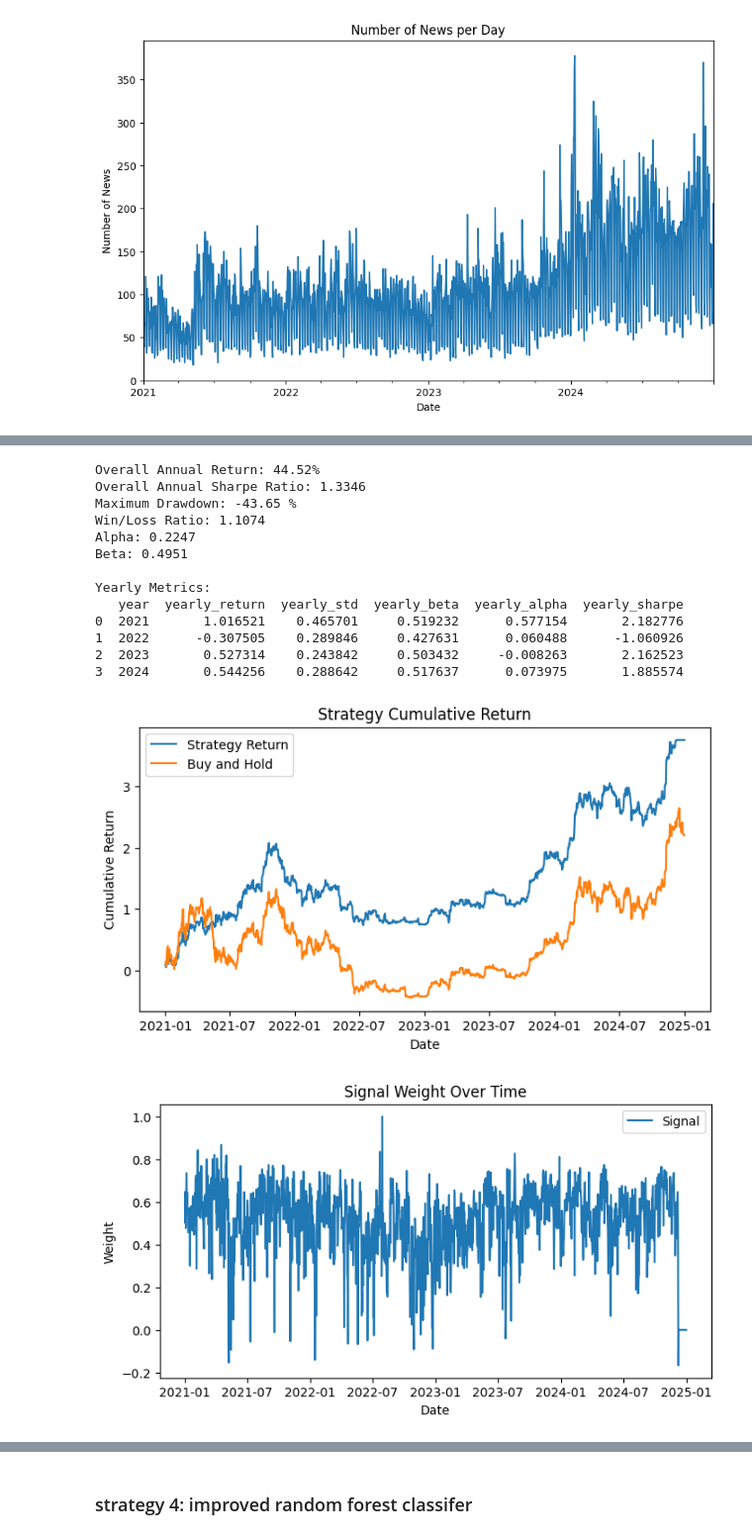
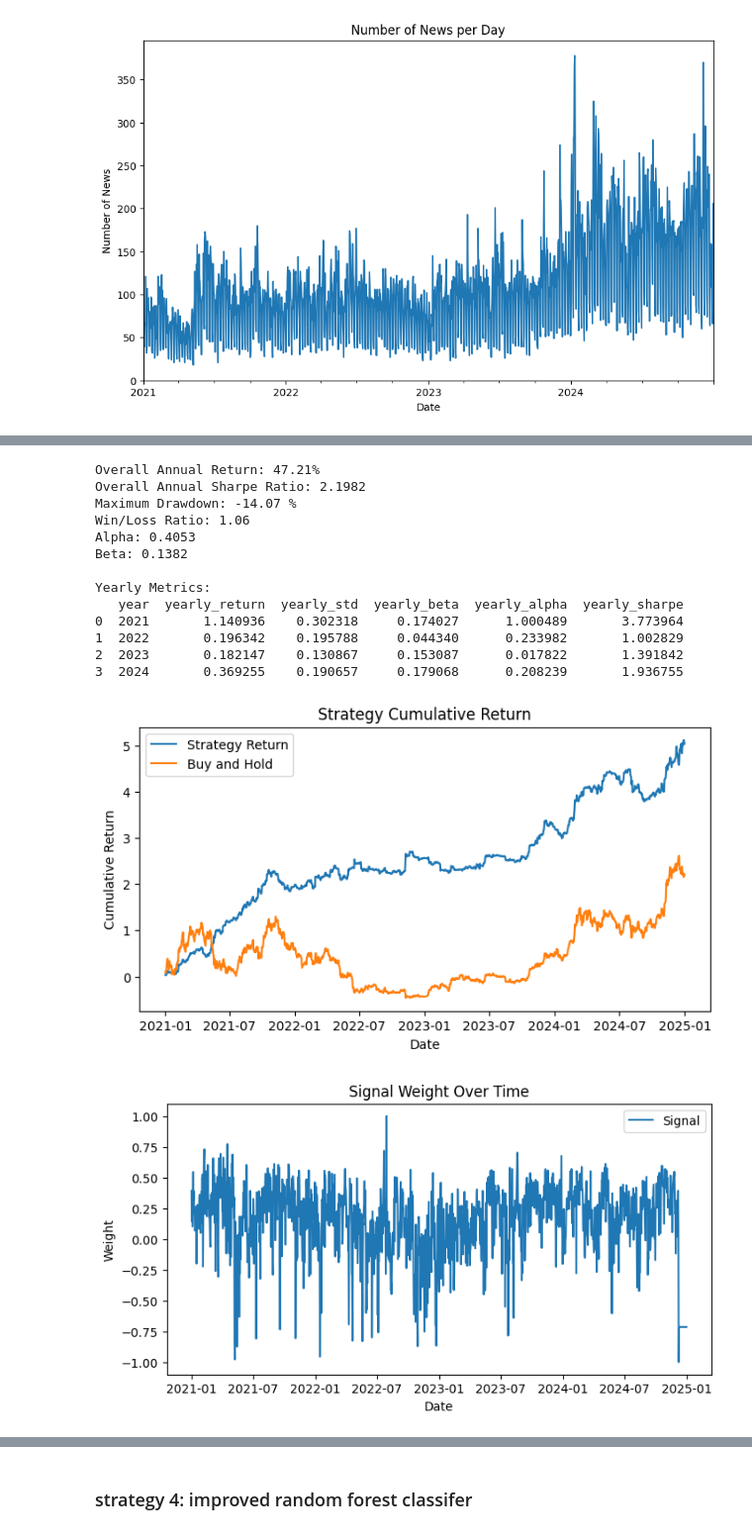
Before and after one commit to alvinku0/Bitcoin-Systematic-Strategies, a Jupyter notebook: crypto_news/strategies_backtesting/alpha_generation_daily_v1.ipynb, the cells around one changed output, grey strips where cells are left out. Shown at 99% size. Cells and saved outputs as stored; diff of their text form; code cells hidden in the pictures.

```diff
--- a/crypto_news/strategies_backtesting/alpha_generation_daily_v1.ipynb
+++ b/crypto_news/strategies_backtesting/alpha_generation_daily_v1.ipynb
@@ -350,5 +350,10 @@ Statistical Analysis:
 df['signal'] = df['tanalysis_absa']
 df['signal'] = df['signal'].fillna(0)
 df['signal'] = df['signal'].ewm(span=4).mean() # 4 days ewm gives the best result
+
+# feature transformation
+scaler = MinMaxScaler(feature_range=(-1, 1))
+df['signal'] = scaler.fit_transform(df['signal'].values.reshape(-1, 1))
+
 run_backtest(df)
 # %% [output]
@@ -372,5 +377,10 @@ Yearly Metrics:
 df['signal'] = df['economy_absa']
 df['signal'] = df['signal'].fillna(0)
 df['signal'] = df['signal'].ewm(span=13).mean() # 13 days ewm gives the best result
+
+# feature transformation
+scaler = MinMaxScaler(feature_range=(-1, 1))
+df['signal'] = scaler.fit_transform(df['signal'].values.reshape(-1, 1))
+
 run_backtest(df)
 # %% [output]
@@ -394,5 +404,10 @@ Yearly Metrics:
 df['signal'] = df['regulation_absa']
 df['signal'] = df['signal'].fillna(0)
 df['signal'] = df['signal'].ewm(span=2).mean()
+
+# feature transformation
+scaler = MinMaxScaler(feature_range=(-1, 1))
+df['signal'] = scaler.fit_transform(df['signal'].values.reshape(-1, 1))
+
 run_backtest(df)
 # %% [output]
@@ -415,6 +430,12 @@ Yearly Metrics:
 # backtest technology_absa as signal
 df['signal'] = df['technology_absa']
 df['signal'] = df['signal'].fillna(0)
-# no ewm gives the best result
+
+# no smoothing gives the best result
+
+# feature transformation
+scaler = MinMaxScaler(feature_range=(-1, 1))
+df['signal'] = scaler.fit_transform(df['signal'].values.reshape(-1, 1))
+
 run_backtest(df)
 # %% [output]
@@ -436,25 +457,31 @@ Yearly Metrics:
 # %%
 # backtest adoption_absa as signal
 df['signal'] = df['adoption_absa']
 df['signal'] = df['signal'].fillna(0)
-# no ewm gives the best result
+
+# no smmothing gives the best result
+
+# feature transformation
+scaler = MinMaxScaler(feature_range=(-1, 1))
+df['signal'] = scaler.fit_transform(df['signal'].values.reshape(-1, 1))
+
 run_backtest(df)
 # %% [output]
-Overall Annual Return: 44.52%
-Overall Annual Sharpe Ratio: 1.3346
-Maximum Drawdown: -43.65 %
-Win/Loss Ratio: 1.1074
-Alpha: 0.2247
-Beta: 0.4951
+Overall Annual Return: 47.21%
+Overall Annual Sharpe Ratio: 2.1982
+Maximum Drawdown: -14.07 %
+Win/Loss Ratio: 1.06
+Alpha: 0.4053
+Beta: 0.1382
 
 Yearly Metrics:
    year  yearly_return  yearly_std  yearly_beta  yearly_alpha  yearly_sharpe
-0  2021       1.016521    0.465701     0.519232      0.577154       2.182776
-1  2022      -0.307505    0.289846     0.427631      0.060488      -1.060926
-2  2023       0.527314    0.243842     0.503432     -0.008263       2.162523
-3  2024       0.544256    0.288642     0.517637      0.073975       1.885574
+0  2021       1.140936    0.302318     0.174027      1.000489       3.773964
+1  2022       0.196342    0.195788     0.044340      0.233982       1.002829
+2  2023       0.182147    0.130867     0.153087      0.017822       1.391842
+3  2024       0.369255    0.190657     0.179068      0.208239       1.936755
-[figure, old version]
+[figure, new version]
-[figure, old version]
+[figure, new version]
 # %%
 # backtest cybersecurity_absa as signal
 df['signal'] = df['cybersecurity_absa']
```
Also changed, not shown: parts of 25 cells of this notebook, 2 other files.
